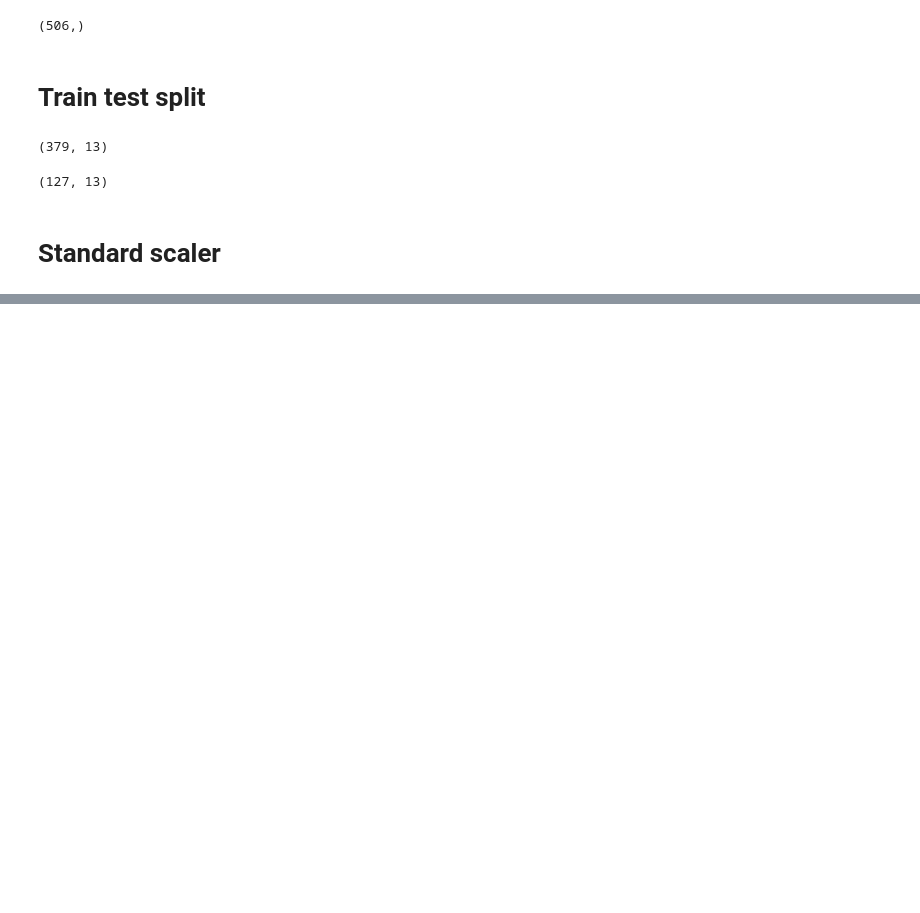
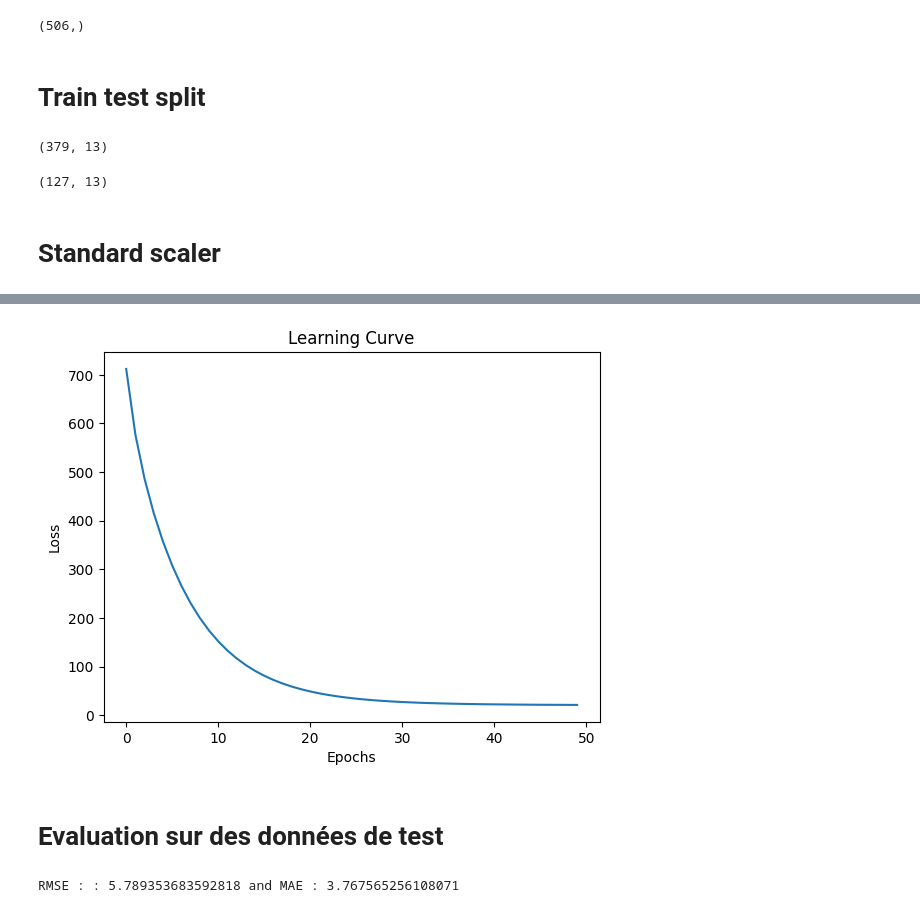
Before and after one commit to The237/DeepLearningCourses, a Jupyter notebook: 01_06_Regression_Lineaire.ipynb, the cells around one changed output, grey strips where cells are left out. Drawn from its saved outputs; the diff is of its cells as text; code cells hidden in the pictures; blank space fills up the shorter version.

```diff
--- a/01_06_Regression_Lineaire.ipynb
+++ b/01_06_Regression_Lineaire.ipynb
@@ -45,0 +84,27 @@ X_test = scaler.transform(X_test)
+# %%
+def train(X, Y, epoch, lr):
+  # weights initialization
+  np.random.seed(42)
+  n_features = X.shape[1]
+  params = {}
+  params["W"] = np.random.randn(n_features,1)
+  params["B"] = np.random.randn(1,1)
+
+  errors = []
+  for i in range(epoch):
+
+    # forward
+    loss , info = erreur(X,Y, params)
+    errors.append(loss)
+    print(f'Epoch {i+1} ............. loss : {loss}')
+
+    # backward
+    grads = gradient(info, params)
+
+    # update
+    for p in params:
+      params[p] -= lr*grads[p]
+
+  return params, errors
+# %%
+params, errors = train(X_train, y_train, epoch = 50, lr = .0001)
@@ -45,0 +131,10 @@ X_test = scaler.transform(X_test)
+# %%
+plt.plot(list(range(len(errors))), errors)
+plt.xlabel("Epochs")
+plt.ylabel("Loss")
+plt.title("Learning Curve")
+plt.show()
+# %% [output]
+[figure, added]
+# %% [markdown]
+# Evaluation sur des données de test
@@ -45,0 +158,8 @@ X_test = scaler.transform(X_test)
+# %%
+predictions = predict(X_test, params)
+score_rmse = rmse(y_test, predictions)
+score_mae = mae(y_test, predictions)
+
+print(f'RMSE : : {score_rmse} and MAE : {score_mae}')
+# %% [output]
+RMSE : : 5.789353683592818 and MAE : 3.767565256108071
```
Also changed, not shown: parts of 8 cells of this notebook.
